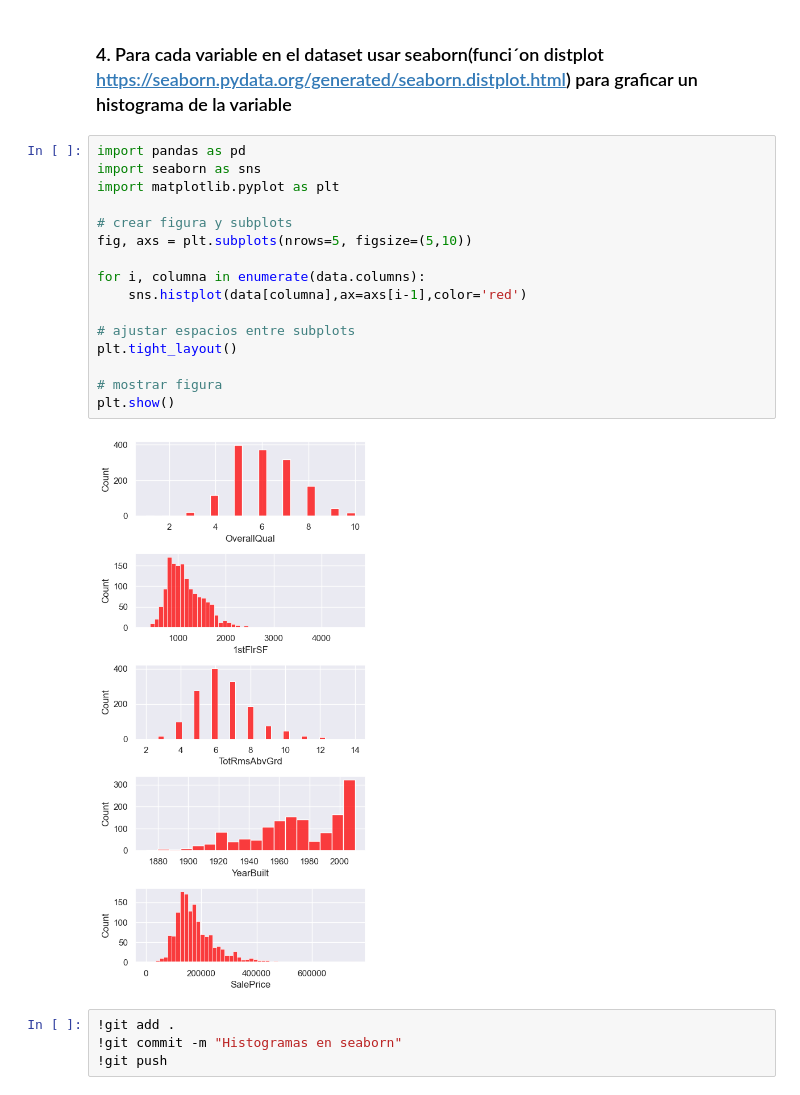
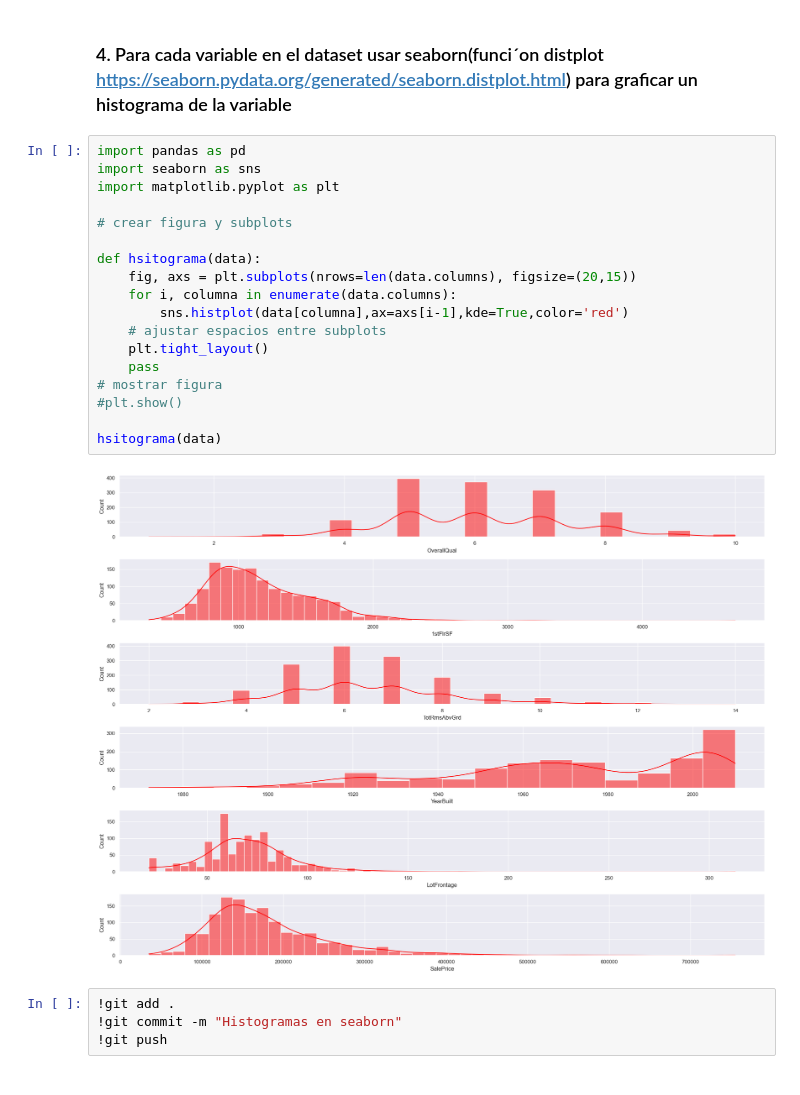
Before and after one commit to ronaldbailey/Proyecto-1---Regresi-n-con-Progra-, a Jupyter notebook: proyecto1.ipynb, the cells around one changed output. Cells and saved outputs as stored; diff of their text form.

```diff
--- a/proyecto1.ipynb
+++ b/proyecto1.ipynb
@@ -520,21 +520,23 @@ for columna in data.columns:
 # %%
 import pandas as pd
 import seaborn as sns
 import matplotlib.pyplot as plt
 
 # crear figura y subplots
-fig, axs = plt.subplots(nrows=5, figsize=(5,10))
 
-for i, columna in enumerate(data.columns):
-    sns.histplot(data[columna],ax=axs[i-1],color='red')
+def hsitograma(data):
+    fig, axs = plt.subplots(nrows=len(data.columns), figsize=(20,15))
+    for i, columna in enumerate(data.columns):
+        sns.histplot(data[columna],ax=axs[i-1],kde=True,color='red')
+    # ajustar espacios entre subplots
+    plt.tight_layout()
+    pass
+# mostrar figura
+#plt.show()
 
-# ajustar espacios entre subplots
-plt.tight_layout()
-
-# mostrar figura
-plt.show()
+hsitograma(data)
 # %% [output]
-[figure, old version]
+[figure, new version]
 # %%
 !git add .
 !git commit -m "Histogramas en seaborn"
```
Also changed, not shown: parts of 6 cells of this notebook, 4 other files.
